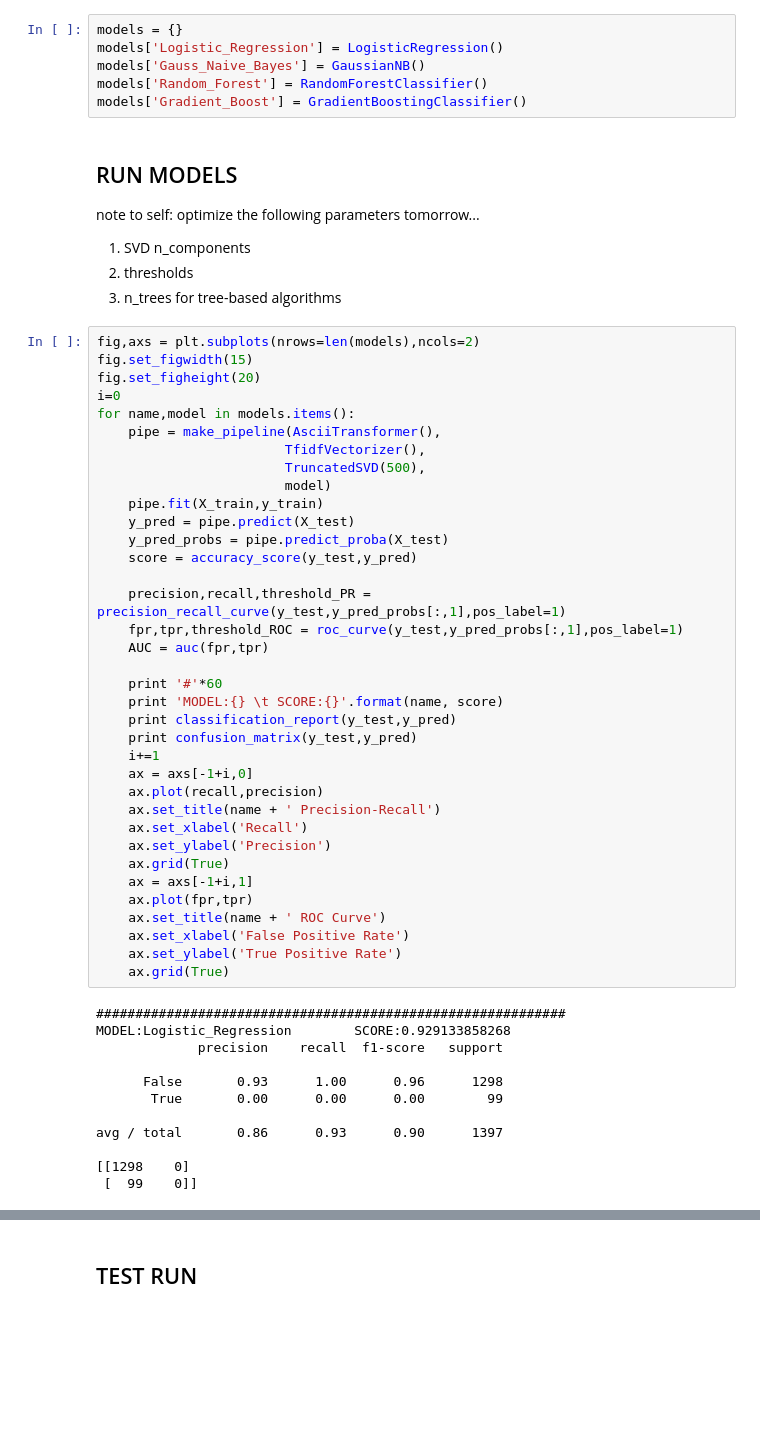
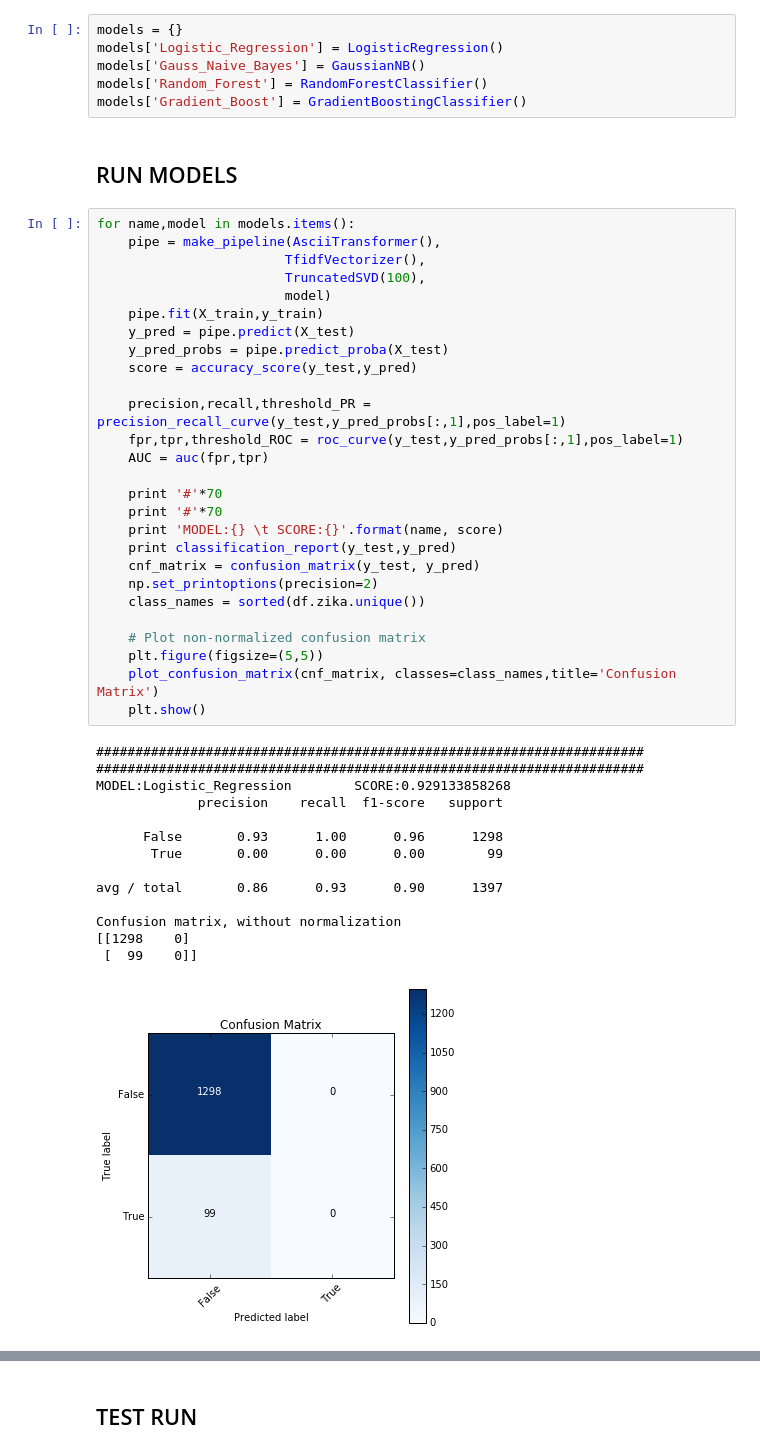
Before and after one commit to marwin-ko/projects, a Jupyter notebook: gyant/optimize_model.ipynb, the cells around one changed output, grey strips where cells are left out. Drawn from its saved outputs; the diff is of its cells as text; blank space fills up the shorter version.

Commit message:
update 2, w/ word2vec model

```diff
--- a/gyant/optimize_model.ipynb
+++ b/gyant/optimize_model.ipynb
@@ -76,58 +37,47 @@ models['Logistic_Regression'] = LogisticRegression()
 models['Gauss_Naive_Bayes'] = GaussianNB()
 models['Random_Forest'] = RandomForestClassifier()
 models['Gradient_Boost'] = GradientBoostingClassifier()
-# %% [markdown]
-## RUN MODELS
-
-note to self: optimize the following parameters tomorrow...
-1. SVD n_components
-2. thresholds
-3. n_trees for tree-based algorithms
+# %% [markdown]
+## RUN MODELS
 # %%
-fig,axs = plt.subplots(nrows=len(models),ncols=2)
-fig.set_figwidth(15)
-fig.set_figheight(20)
-i=0
 for name,model in models.items():
     pipe = make_pipeline(AsciiTransformer(),
                         TfidfVectorizer(),
-                        TruncatedSVD(500),
+                        TruncatedSVD(100),
                         model)
     pipe.fit(X_train,y_train)
     y_pred = pipe.predict(X_test)
     y_pred_probs = pipe.predict_proba(X_test)
     score = accuracy_score(y_test,y_pred)
 
     precision,recall,threshold_PR = precision_recall_curve(y_test,y_pred_probs[:,1],pos_label=1)
     fpr,tpr,threshold_ROC = roc_curve(y_test,y_pred_probs[:,1],pos_label=1)
     AUC = auc(fpr,tpr)
 
-    print '#'*60
+    print '#'*70
+    print '#'*70
     print 'MODEL:{} \t SCORE:{}'.format(name, score)
     print classification_report(y_test,y_pred)
-    print confusion_matrix(y_test,y_pred)
-    i+=1
-    ax = axs[-1+i,0]
-    ax.plot(recall,precision)
-    ax.set_title(name + ' Precision-Recall')
-    ax.set_xlabel('Recall')
-    ax.set_ylabel('Precision')
-    ax.grid(True)
-    ax = axs[-1+i,1]
-    ax.plot(fpr,tpr)
-    ax.set_title(name + ' ROC Curve')
-    ax.set_xlabel('False Positive Rate')
-    ax.set_ylabel('True Positive Rate')
-    ax.grid(True)
+    cnf_matrix = confusion_matrix(y_test, y_pred)
+    np.set_printoptions(precision=2)
+    class_names = sorted(df.zika.unique())
+
+    # Plot non-normalized confusion matrix
+    plt.figure(figsize=(5,5))
+    plot_confusion_matrix(cnf_matrix, classes=class_names,title='Confusion Matrix')
+    plt.show()
 # %% [output]
-############################################################
+######################################################################
+######################################################################
 MODEL:Logistic_Regression        SCORE:0.929133858268
              precision    recall  f1-score   support
 
       False       0.93      1.00      0.96      1298
        True       0.00      0.00      0.00        99
 
 avg / total       0.86      0.93      0.90      1397
 
+Confusion matrix, without normalization
 [[1298    0]
  [  99    0]]
+[figure, new version]
```
Also changed, not shown: parts of 10 cells of this notebook, 8 other files.
